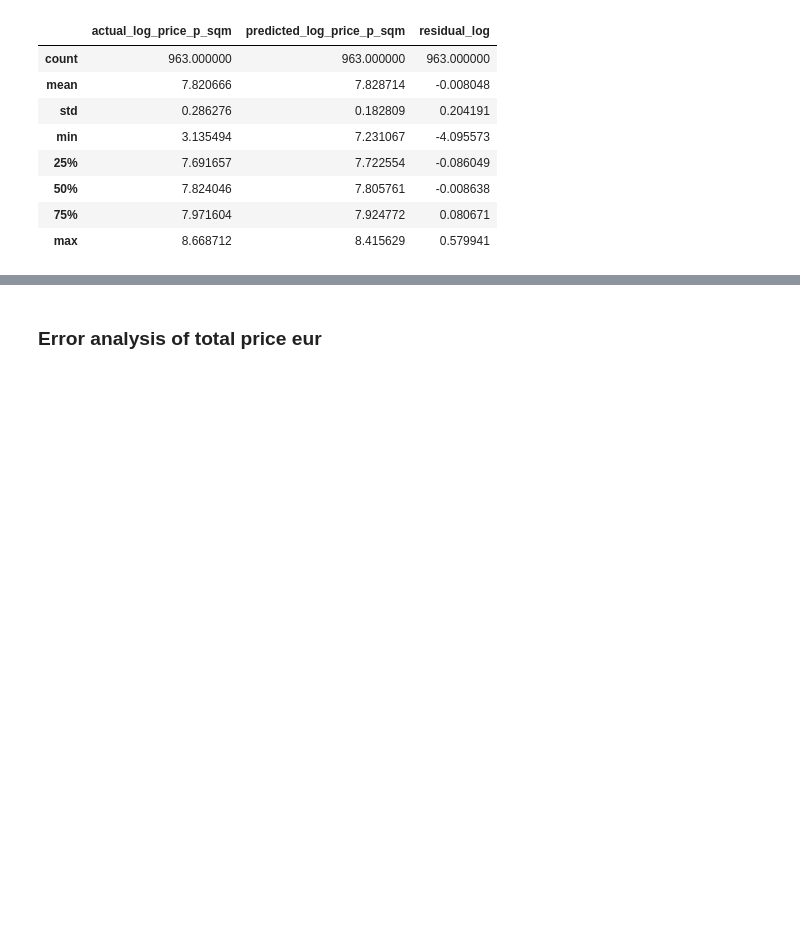
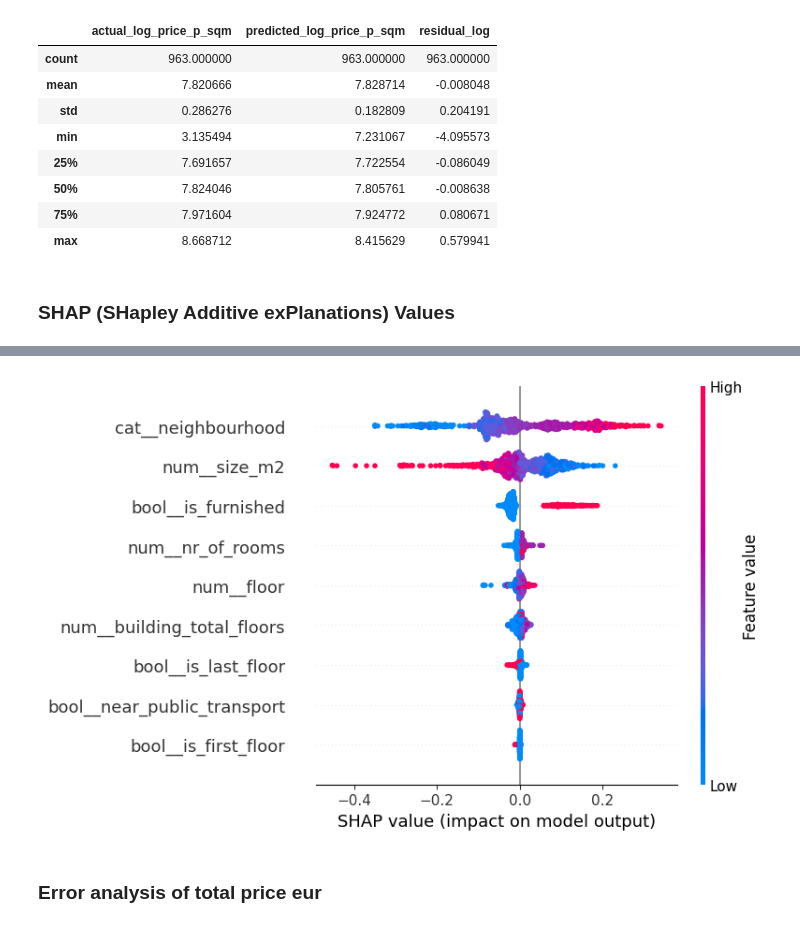
Before and after one commit to ssstoev/price-prediction-tool, a Jupyter notebook: backend/notebooks/04_errors_analysis.ipynb, the cells around one changed output, grey strips where cells are left out. Cells and saved outputs as stored; diff of their text form; code cells hidden in the pictures; blank space fills up the shorter version.

```diff
--- a/backend/notebooks/04_errors_analysis.ipynb
+++ b/backend/notebooks/04_errors_analysis.ipynb
@@ -327,3 +343,32 @@ log_compare_df_sqm[["actual_log_price_p_sqm", "predicted_log_price_p_sqm", "resi
 | 50% | 7.824046 | 7.805761 | -0.008638 |
 | 75% | 7.971604 | 7.924772 | 0.080671 |
 | max | 8.668712 | 8.415629 | 0.579941 |
+# %% [markdown]
+### SHAP (SHapley Additive exPlanations) Values
+# %%
+import shap
+import numpy as np
+
+shap.initjs()
+
+preprocessor = model_price_p_sqm.named_steps["preprocessor"]
+rf_model = model_price_p_sqm.named_steps["model"]
+
+X_test_transformed = preprocessor.transform(X_test)
+if hasattr(X_test_transformed, "toarray"):
+    X_test_transformed = X_test_transformed.toarray()
+
+feature_names = preprocessor.get_feature_names_out()
+
+explainer = shap.TreeExplainer(rf_model)
+shap_values = explainer.shap_values(X_test_transformed)
+
+if isinstance(shap_values, list):
+    shap_values = shap_values[0]
+
+shap.summary_plot(
+    shap_values,
+    X_test_transformed,
+    feature_names=feature_names
+)
+# %% [output]
@@ -330,3 +376,4 @@ log_compare_df_sqm[["actual_log_price_p_sqm", "predicted_log_price_p_sqm", "resi
+[figure, added]
 # %% [markdown]
 ### Error analysis of total price eur
 # %%
```
Also changed, not shown: parts of 9 cells of this notebook, 10 other files.
